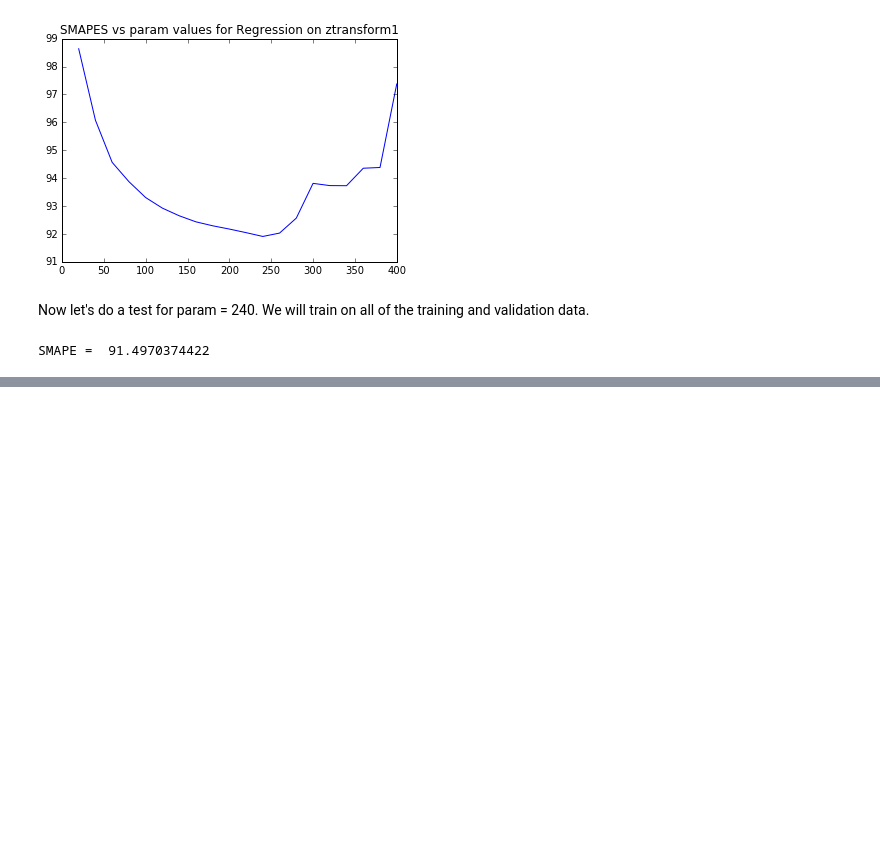
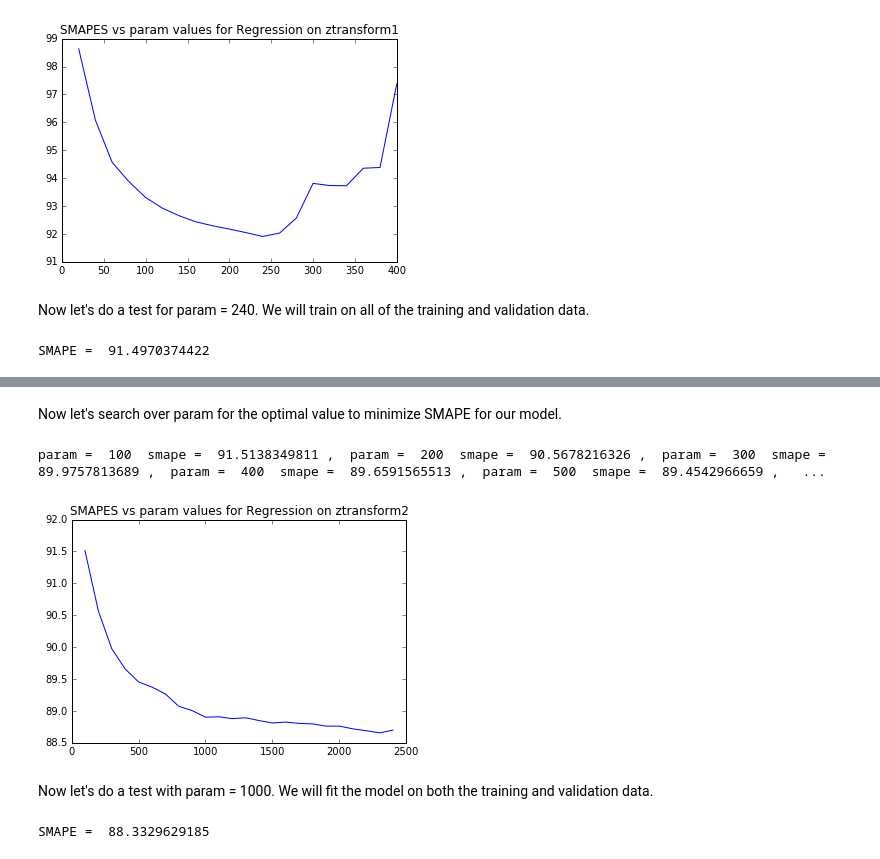
Before and after one commit to MatthewMcGonagle/KaggleWikiTraffic, a Jupyter notebook: BetterSMAPEforL2Regression_Publishable.ipynb, the cells around one changed output, grey strips where cells are left out. Cells and saved outputs as stored; diff of their text form; code cells hidden in the pictures; blank space fills up the shorter version.

```diff
--- a/BetterSMAPEforL2Regression_Publishable.ipynb
+++ b/BetterSMAPEforL2Regression_Publishable.ipynb
@@ -170,0 +210,39 @@ SMAPE =  91.4970374422
+# %% [markdown]
+Now let's search over param for the optimal value to minimize SMAPE for our model.
+# %%
+# Values to try for param.
+
+param_search = np.arange(100, 2500, 100)
+
+# To record results of fits
+
+smapes = []
+epsilon = 1e-6
+
+for param in param_search:
+    Z_train = ztransform2(Y_train, param)
+    model.fit(X_train, Z_train)
+    Z_predict = model.predict(X_valid)
+    Y_predict = inverseZ2(Z_predict, param)
+    newsmape = smape(epsilon + Y_predict, Y_valid)
+    smapes.append(newsmape)
+    print('param = ', param, ' smape = ', newsmape, ',\t', end = '')
+
+plt.plot(param_search, smapes)
+plt.title('SMAPES vs param values for Regression on ztransform2')
+plt.show()
+# %% [output]
+param =  100  smape =  91.5138349811 ,  param =  200  smape =  90.5678216326 ,  param =  300  smape =  89.9757813689 ,  param =  400  smape =  89.6591565513 ,  param =  500  smape =  89.4542966659 ,   ...
+[figure, added]
+# %% [markdown]
+Now let's do a test with param = 1000. We will fit the model on both the training and validation data.
+# %%
+param = 1000
+Z_trainvalid = ztransform2(Y_trainvalid, param)
+model.fit(X_trainvalid, Z_trainvalid)
+Z_predict = model.predict(X_test)
+Y_predict = inverseZ2(Z_predict, param)
+test_smape['z2'] = smape(epsilon + Y_predict, Y_test)
+print('SMAPE = ', test_smape['z2'])
+# %% [output]
+SMAPE =  88.3329629185
```
Also changed, not shown: parts of 2 cells of this notebook.
